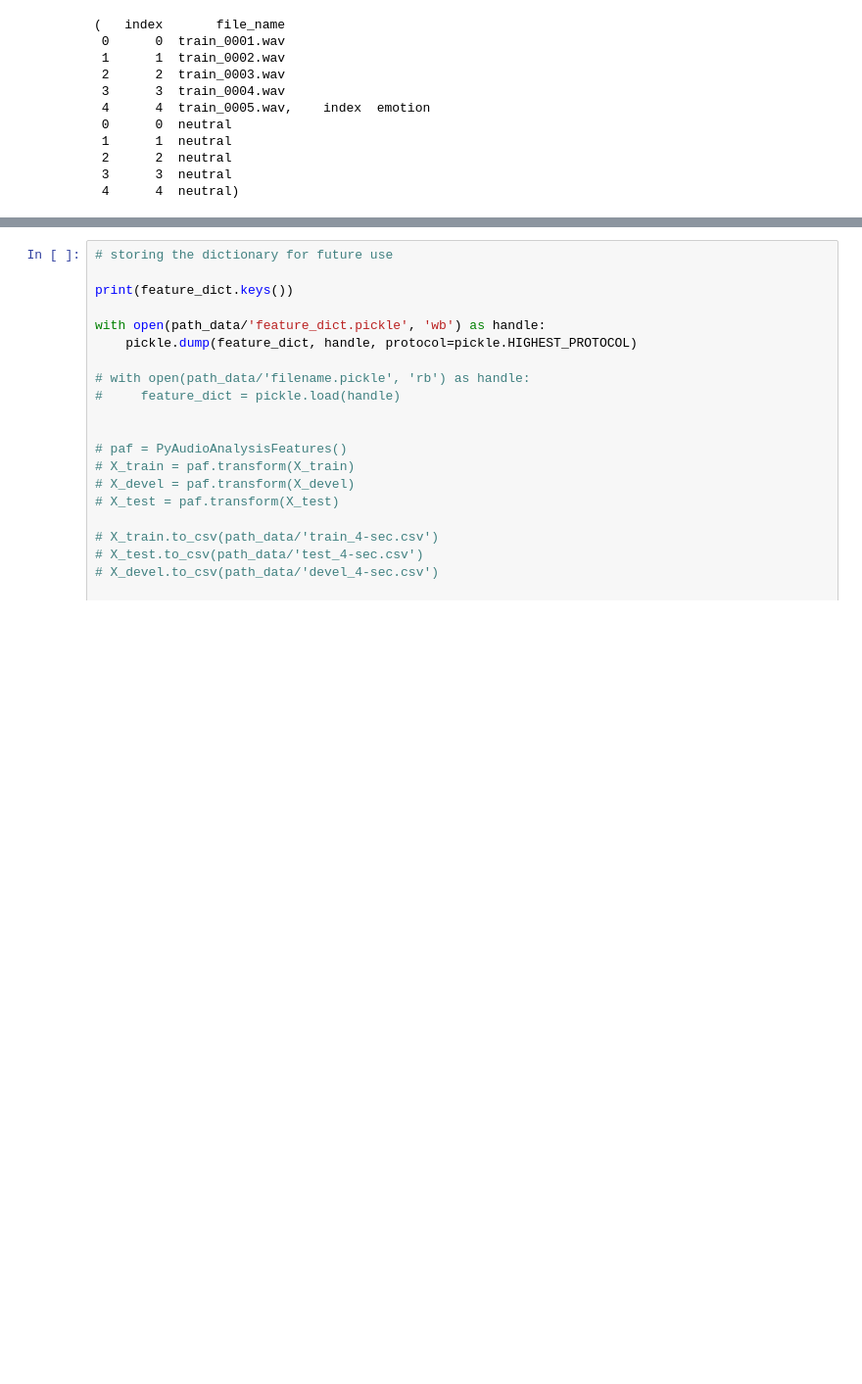
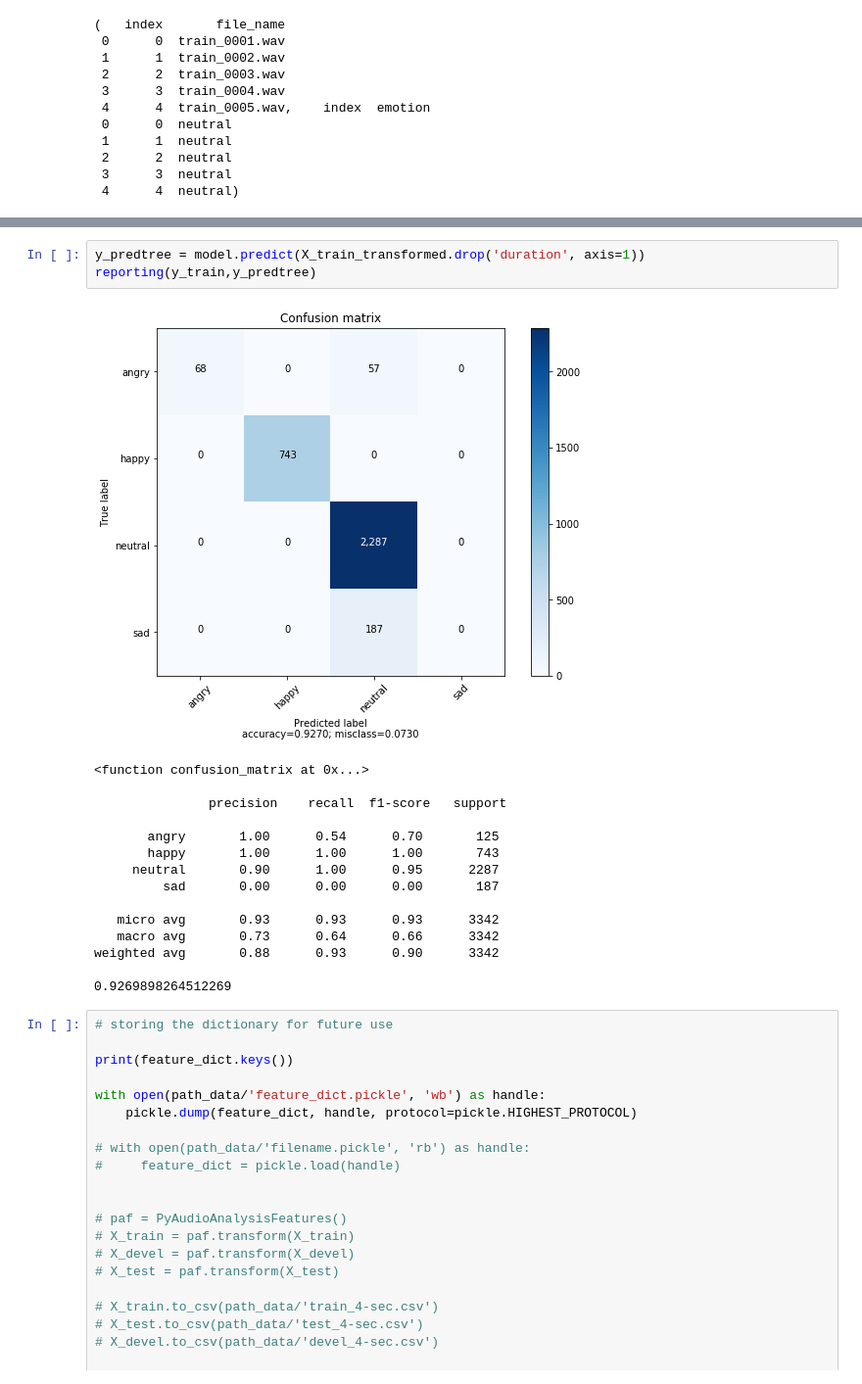
Before and after one commit to sri-1007/speech_emotion_recognition, a Jupyter notebook: scripts/pyAudioPipeline.ipynb, the cells around one changed output, grey strips where cells are left out. Shown at 98% size. Drawn from its saved outputs; the diff is of its cells as text; blank space fills up the shorter version.

```diff
--- a/scripts/pyAudioPipeline.ipynb
+++ b/scripts/pyAudioPipeline.ipynb
@@ -201,3 +283,22 @@ paaff.fit_transform(X_train_all)
+# %%
+y_predtree = model.predict(X_train_transformed.drop('duration', axis=1))
+reporting(y_train,y_predtree)
+# %% [output]
+[figure, added]
+<function confusion_matrix at 0x...>
+
+               precision    recall  f1-score   support
+
+       angry       1.00      0.54      0.70       125
+       happy       1.00      1.00      1.00       743
+     neutral       0.90      1.00      0.95      2287
+         sad       0.00      0.00      0.00       187
+
+   micro avg       0.93      0.93      0.93      3342
+   macro avg       0.73      0.64      0.66      3342
+weighted avg       0.88      0.93      0.90      3342
+
+0.9269898264512269
 # %%
 # storing the dictionary for future use
 
```
Also changed, not shown: parts of 8 cells of this notebook.
